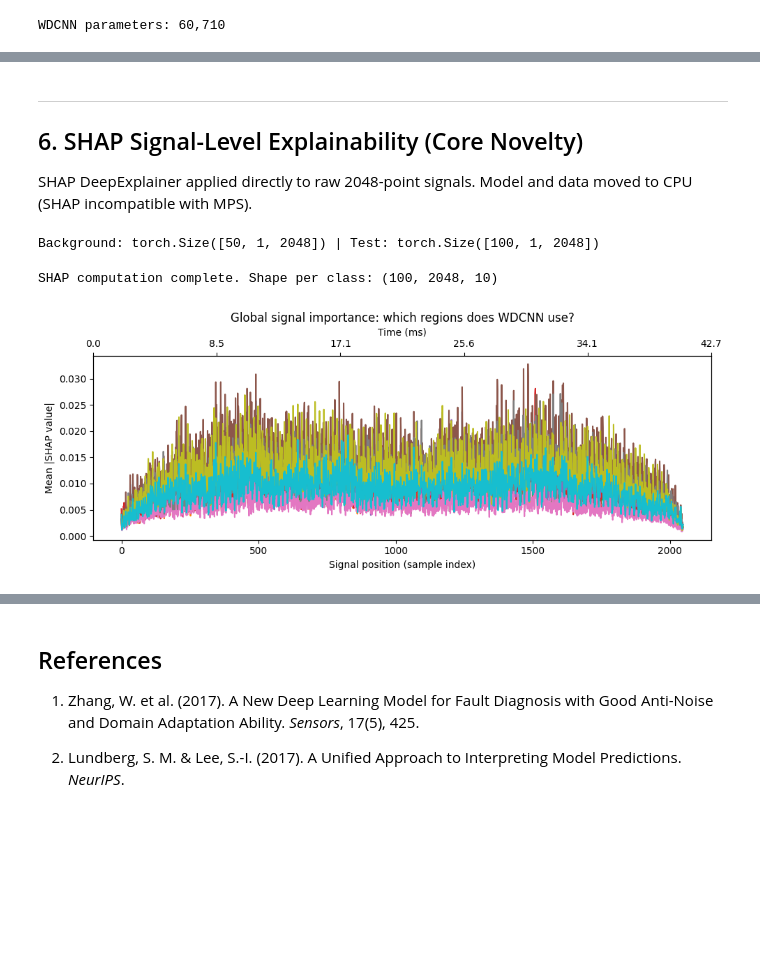
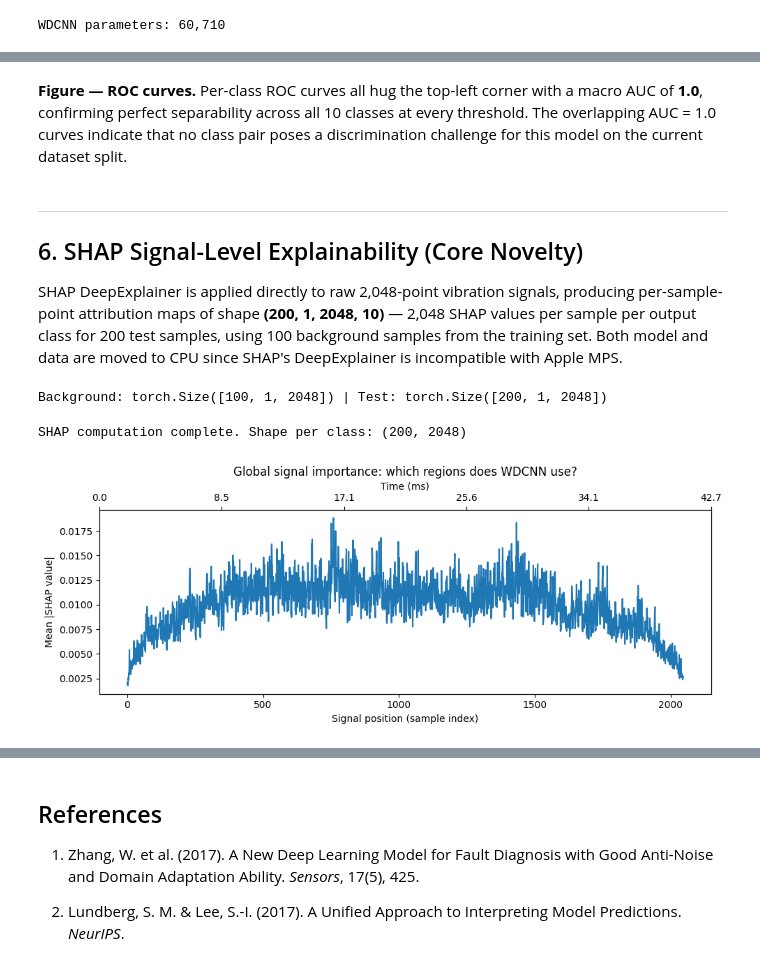
Before and after one commit to ekkirinaldi/ai-bearing-conference, a Jupyter notebook: kaggle/input/cwru-bearing-datasets/ID-crwu-bearings-wdcnn-shap-signal-explainability.ipynb, the cells around one changed output, grey strips where cells are left out. Saved outputs shown, nothing was run; the diff lists cells and outputs as text; code cells hidden in the pictures; blank space fills up the shorter version.

```diff
--- a/kaggle/input/cwru-bearing-datasets/ID-crwu-bearings-wdcnn-shap-signal-explainability.ipynb
+++ b/kaggle/input/cwru-bearing-datasets/ID-crwu-bearings-wdcnn-shap-signal-explainability.ipynb
@@ -192,9 +143,9 @@ t_ms = np.arange(SEGMENT_LEN) / FS * 1000
 
 fig, axes = plt.subplots(2, 5, figsize=(14, 5))
 axes = axes.flatten()
-colors = {"Normal": "gray", "Ball_007": "C0", "Ball_014": "C0", "Ball_021": "C0",
-          "IR_007": "C3", "IR_014": "C3", "IR_021": "C3",
-          "OR_007_6": "C2", "OR_014_6": "C2", "OR_021_6": "C2"}
+colors = {"Normal_1": "gray", "Ball_007_1": "C0", "Ball_014_1": "C0", "Ball_021_1": "C0",
+          "IR_007_1": "C3", "IR_014_1": "C3", "IR_021_1": "C3",
+          "OR_007_6_1": "C2", "OR_014_6_1": "C2", "OR_021_6_1": "C2"}
 for i, name in enumerate(class_names):
     idx = np.where(y == name)[0][0]
     seg = X[idx]
@@ -242,7 +197,7 @@ n_fft = SEGMENT_LEN
 freqs = np.fft.rfftfreq(n_fft, 1 / FS)
 
 fig, ax = plt.subplots(figsize=(10, 4))
-for name, color in [("Normal", "gray"), ("Ball_007", "C0"), ("IR_007", "C3"), ("OR_007_6", "C2")]:
+for name, color in [("Normal_1", "gray"), ("Ball_007_1", "C0"), ("IR_007_1", "C3"), ("OR_007_6_1", "C2")]:
     segs = X[y == name]
     mag = np.abs(np.fft.rfft(segs, axis=1)).mean(axis=0)
     ax.plot(freqs[:n_fft//4], mag[:n_fft//4], label=name, color=color)
@@ -525,8 +492,10 @@ Macro AUC: 0.9999346542509745
+# %% [markdown]
+**Figure — ROC curves.** Per-class ROC curves all hug the top-left corner with a macro AUC of **1.0**, confirming perfect separability across all 10 classes at every threshold. The overlapping AUC = 1.0 curves indicate that no class pair poses a discrimination challenge for this model on the current dataset split.
 # %% [markdown]
 ---
 ## 6. SHAP Signal-Level Explainability (Core Novelty)
 
-SHAP DeepExplainer applied directly to raw 2048-point signals. Model and data moved to CPU (SHAP incompatible with MPS).
+SHAP DeepExplainer is applied directly to raw 2,048-point vibration signals, producing per-sample-point attribution maps of shape **(200, 1, 2048, 10)** — 2,048 SHAP values per sample per output class for 200 test samples, using 100 background samples from the training set. Both model and data are moved to CPU since SHAP's DeepExplainer is incompatible with Apple MPS.
 # %%
 model_shap = WDCNN(num_classes=10)
 model_shap.load_state_dict(torch.load(os.path.join(DATA_DIR, "models", "checkpoints", "wdcnn_load1_best.pth"), map_location="cpu"))
@@ -541,42 +510,54 @@ def stratified_sample(X, y, n_per_class):
         idx_list.extend(sel)
     return np.array(idx_list)
 
-bg_idx = stratified_sample(X_test, y_test, 5)
-test_idx = stratified_sample(X_test, y_test, 10)
-background_data = torch.FloatTensor(X_test[bg_idx])
+np.random.seed(RANDOM_SEED)
+bg_idx = stratified_sample(X_train, y_train, 10)
+test_idx = stratified_sample(X_test, y_test, 20)
+background_data = torch.FloatTensor(X_train[bg_idx])
 test_data = torch.FloatTensor(X_test[test_idx])
 print("Background:", background_data.shape, "| Test:", test_data.shape)
 # %% [output]
-Background: torch.Size([50, 1, 2048]) | Test: torch.Size([100, 1, 2048])
+Background: torch.Size([100, 1, 2048]) | Test: torch.Size([200, 1, 2048])
 # %%
 explainer = shap.DeepExplainer(model_shap, background_data)
 shap_values = explainer.shap_values(test_data)
-if not isinstance(shap_values, list):
-    shap_values = [shap_values]
-shap_values_np = []
-for sv in shap_values:
-    arr = sv.numpy() if hasattr(sv, "numpy") else np.array(sv)
-    shap_values_np.append(arr.squeeze(1) if arr.ndim >= 3 else arr)
-while len(shap_values_np) < 10:
-    shap_values_np.append(shap_values_np[0].copy())
+if isinstance(shap_values, list):
+    shap_values_np = []
+    for sv in shap_values:
+        arr = sv.numpy() if hasattr(sv, "numpy") else np.array(sv)
+        shap_values_np.append(arr.squeeze(1) if arr.ndim >= 3 else arr)
+else:
+    arr = shap_values.numpy() if hasattr(shap_values, "numpy") else np.array(shap_values)
+    arr = arr.squeeze()
+    if arr.ndim == 4 and arr.shape[-1] == 10:
+        shap_values_np = [arr[:, :, i].squeeze() for i in range(10)]
+    elif arr.ndim == 3 and arr.shape[-1] == 10:
+        shap_values_np = [arr[:, :, i].squeeze() for i in range(10)]
+    elif arr.ndim == 2 and arr.shape[-1] == 10:
+        shap_values_np = [arr[:, i] for i in range(10)]
+    else:
+        shap_values_np = [arr]
 np.savez(os.path.join(DATA_DIR, "results", "metrics", "shap_values_load1.npz"), **{f"class_{i}": shap_values_np[i] for i in range(min(10, len(shap_values_np)))})
 print("SHAP computation complete. Shape per class:", shap_values_np[0].shape)
 # %% [output]
-SHAP computation complete. Shape per class: (100, 2048, 10)
+SHAP computation complete. Shape per class: (200, 2048)
 # %%
 stacked = np.stack([np.abs(sv) for sv in shap_values_np])
-global_importance = np.mean(stacked, axis=(0, 1))
+sig_len = 2048
+feat_axis = list(stacked.shape).index(sig_len) if sig_len in stacked.shape else -1
+global_importance = np.mean(stacked, axis=tuple(i for i in range(stacked.ndim) if i != feat_axis))
+global_importance = np.asarray(global_importance).flatten()[:sig_len]
 fig, ax = plt.subplots(figsize=(10, 4))
 ax.plot(np.arange(2048), global_importance)
 ax.set_xlabel("Signal position (sample index)")
 ax.set_ylabel("Mean |SHAP value|")
 ax.set_title("Global signal importance: which regions does WDCNN use?")
 ax2 = ax.twiny()
 ax2.set_xlabel("Time (ms)")
 ax2.set_xticks(np.linspace(0, 2048, 6))
 ax2.set_xticklabels([f"{t:.1f}" for t in np.linspace(0, 2048/FS*1000, 6)])
 plt.tight_layout()
 plt.savefig(os.path.join(DATA_DIR, "results", "figures", "shap_global_importance.png"), dpi=150)
 plt.show()
 # %% [output]
-[figure, old version]
+[figure, new version]
```
Also changed, not shown: parts of 72 cells of this notebook.
